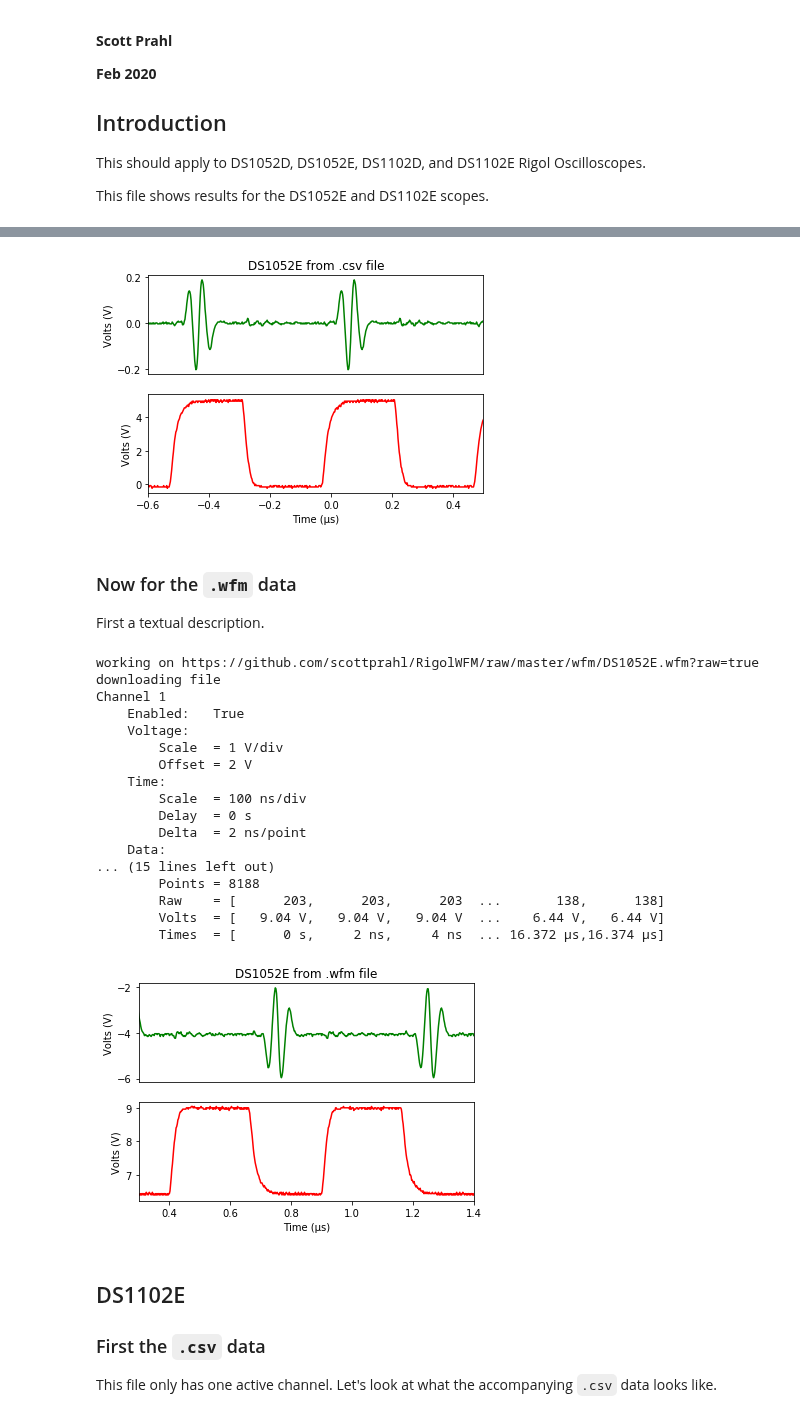
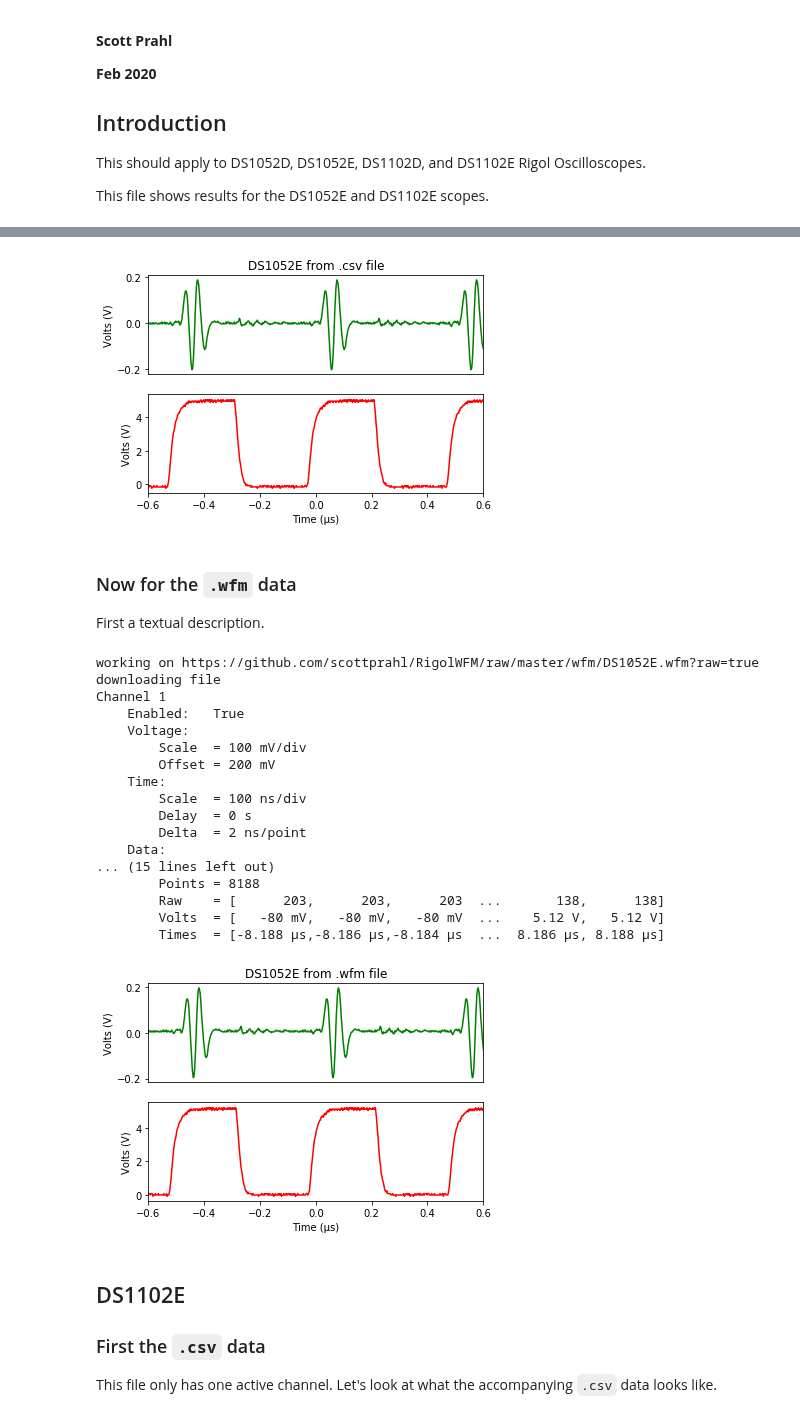
Before and after one commit to scottprahl/RigolWFM, a Jupyter notebook: doc/1-DS1000E-Waveforms.ipynb, the cells around one changed output, grey strips where cells are left out. Saved outputs shown, nothing was run; the diff lists cells and outputs as text; code cells hidden in the pictures.

Commit message:
parsing matches .csv data now

```diff
--- a/doc/1-DS1000E-Waveforms.ipynb
+++ b/doc/1-DS1000E-Waveforms.ipynb
@@ -36,36 +36,36 @@ Start with a `.wfm` file from a Rigol DS1052E scope.  It should look something l
 
 First let's look at plot of the data from the corresponding `.csv` file.
 # %%
-csv_filename = "https://github.com/scottprahl/RigolWFM/raw/master/wfm/DS1052E.csv"
+csv_filename_52 = "https://github.com/scottprahl/RigolWFM/raw/master/wfm/DS1052E.csv"
 
-csv_data = np.genfromtxt(csv_filename, delimiter=',', skip_header=2).T
+csv_data = np.genfromtxt(csv_filename_52, delimiter=',', skip_header=2).T
 
 plt.subplot(211)
 plt.plot(csv_data[0]*1e6,csv_data[1], color='green')
 plt.title("DS1052E from .csv file")
 plt.ylabel("Volts (V)")
-plt.xlim(-0.6,0.5)
+plt.xlim(-0.6,0.6)
 plt.xticks([])
 
 plt.subplot(212)
 plt.plot(csv_data[0]*1e6,csv_data[2], color='red')
 plt.xlabel("Time (µs)")
 plt.ylabel("Volts (V)")
-plt.xlim(-0.6,0.5)
+plt.xlim(-0.6,0.6)
 
 plt.show()
 # %% [output]
-[figure, old version]
+[figure, new version]
 # %% [markdown]
 ### Now for the `.wfm` data
 
 First a textual description.
 # %%
 # raw=true is needed because this is a binary file
-wfm_filename = "https://github.com/scottprahl/RigolWFM/raw/master/wfm/DS1052E.wfm" + "?raw=true"
-channels = wfme.read_and_parse_file(wfm_filename, kind='1000E')
+wfm_filename_52 = "https://github.com/scottprahl/RigolWFM/raw/master/wfm/DS1052E.wfm" + "?raw=true"
+channels_52 = wfme.read_and_parse_file(wfm_filename_52, kind='1000E')
 
-for ch in channels:
+for ch in channels_52:
     print(ch)
 # %% [output]
 working on https://github.com/scottprahl/RigolWFM/raw/master/wfm/DS1052E.wfm?raw=true
@@ -73,8 +73,8 @@ downloading file
 Channel 1
     Enabled:   True
     Voltage:
-        Scale  = 1 V/div
-        Offset = 2 V
+        Scale  = 100 mV/div
+        Offset = 200 mV
     Time:
         Scale  = 100 ns/div
         Delay  = 0 s
@@ -83,24 +83,26 @@ Channel 1
 ... (15 lines left out)
         Points = 8188
         Raw    = [      203,      203,      203  ...       138,      138]
-        Volts  = [   9.04 V,   9.04 V,   9.04 V  ...    6.44 V,   6.44 V]
-        Times  = [      0 s,     2 ns,     4 ns  ... 16.372 µs,16.374 µs]
+        Volts  = [   -80 mV,   -80 mV,   -80 mV  ...    5.12 V,   5.12 V]
+        Times  = [-8.188 µs,-8.186 µs,-8.184 µs  ...  8.186 µs, 8.188 µs]
 # %%
 plt.subplot(211)
-plt.plot(channels[0].times*1e6,channels[0].volts, color='green')
+plt.plot(channels_52[0].times*1e6, channels_52[0].volts, color='green')
 plt.title("DS1052E from .wfm file")
 plt.ylabel("Volts (V)")
-plt.xlim(0.3,1.4)
+plt.xlim(-0.6,0.6)
+
 plt.xticks([])
 
 plt.subplot(212)
-plt.plot(channels[1].times*1e6,channels[1].volts, color='red')
+plt.plot(channels_52[1].times*1e6, channels_52[1].volts, color='red')
 plt.xlabel("Time (µs)")
 plt.ylabel("Volts (V)")
-plt.xlim(0.3,1.4)
+plt.xlim(-0.6,0.6)
+
 plt.show()
 # %% [output]
-[figure, old version]
+[figure, new version]
 # %% [markdown]
 ## DS1102E
 
```
Also changed, not shown: parts of 2 cells of this notebook.
